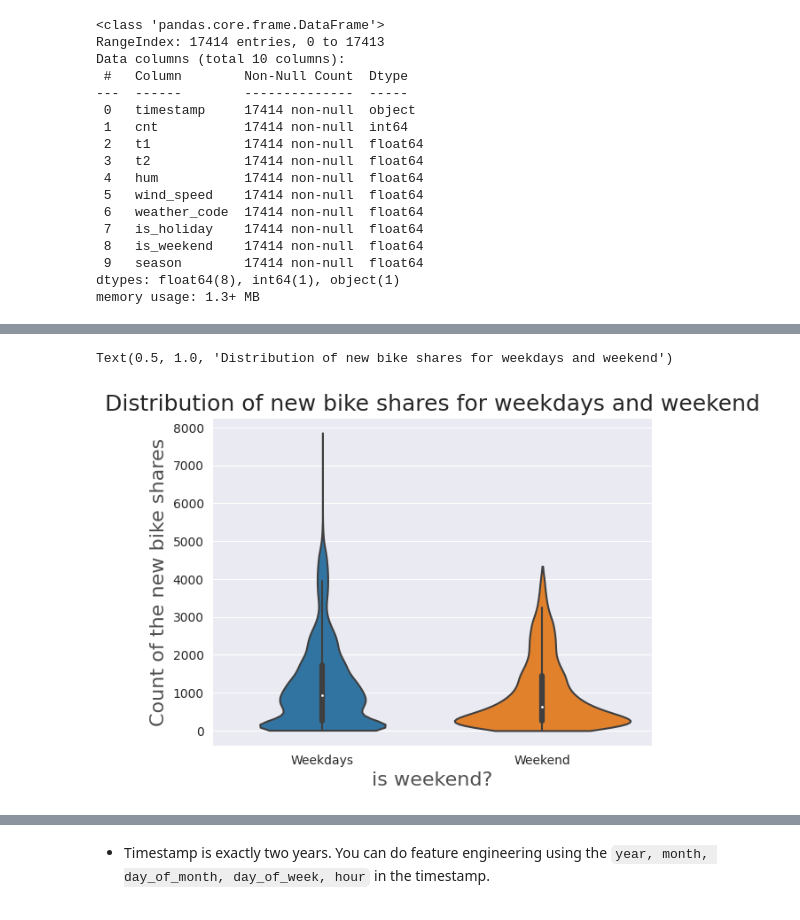
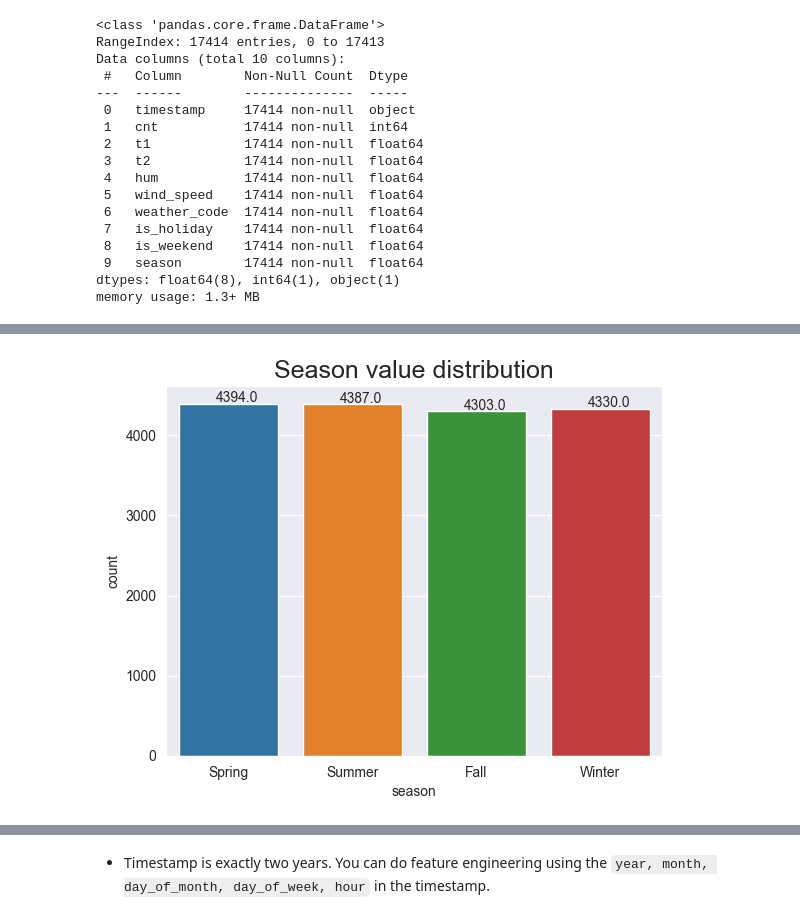
Before and after one commit to KursaDSc/Data_visualization_Assignment, a Jupyter notebook: Homework.ipynb, the cells around one changed output, grey strips where cells are left out. Drawn from its saved outputs; the diff is of its cells as text; code cells hidden in the pictures.

```diff
--- a/Homework.ipynb
+++ b/Homework.ipynb
@@ -136,10 +114,18 @@ Text(0.5, 1.0, 'Distribution of new bike shares for holidays and non-holidays')
-# %%
-# is_weekend
-ax = sns.violinplot(data = df, x = 'is_weekend', y = 'cnt', cut  = 0, inner = 'box')
-ax.set_xticklabels(['Weekdays','Weekend'])
-ax.set_xlabel("is weekend?",size = 16,alpha=0.8)
-ax.set_ylabel("Count of the new bike shares",size = 16,alpha=0.8)
-ax.set_title("Distribution of new bike shares for weekdays and weekend",size=18)
-# %% [output]
-Text(0.5, 1.0, 'Distribution of new bike shares for weekdays and weekend')
-[figure, removed]
+# %%
+# season
+fig, ax = plt.subplots()
+
+# season
+sns.countplot(x='season', data=df);
+# or
+# sns.factorplot(x='season', data=df, kind='count', size=5, aspect=1.5);
+
+
+# you can add
+for p in ax.patches:
+   ax.annotate((p.get_height()), (p.get_x()+0.3, p.get_height()+20));
+
+ax.set_xticklabels(['Spring','Summer','Fall', 'Winter'], rotation=0)
+ax.set_title("Season value distribution",size=18);
+# %% [output]
+[figure, added]
```
Also changed, not shown: parts of 35 cells of this notebook, 2 other files.
